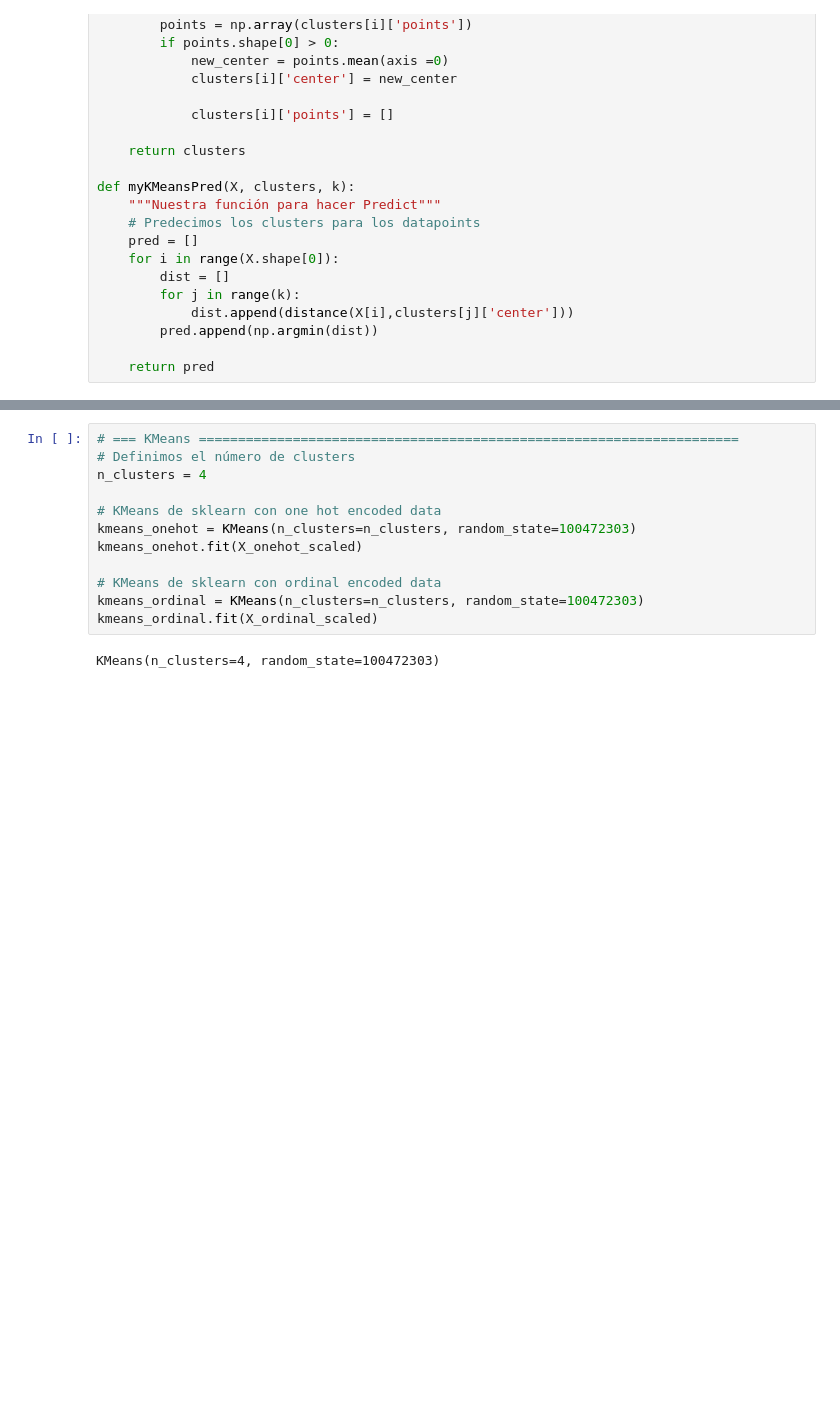
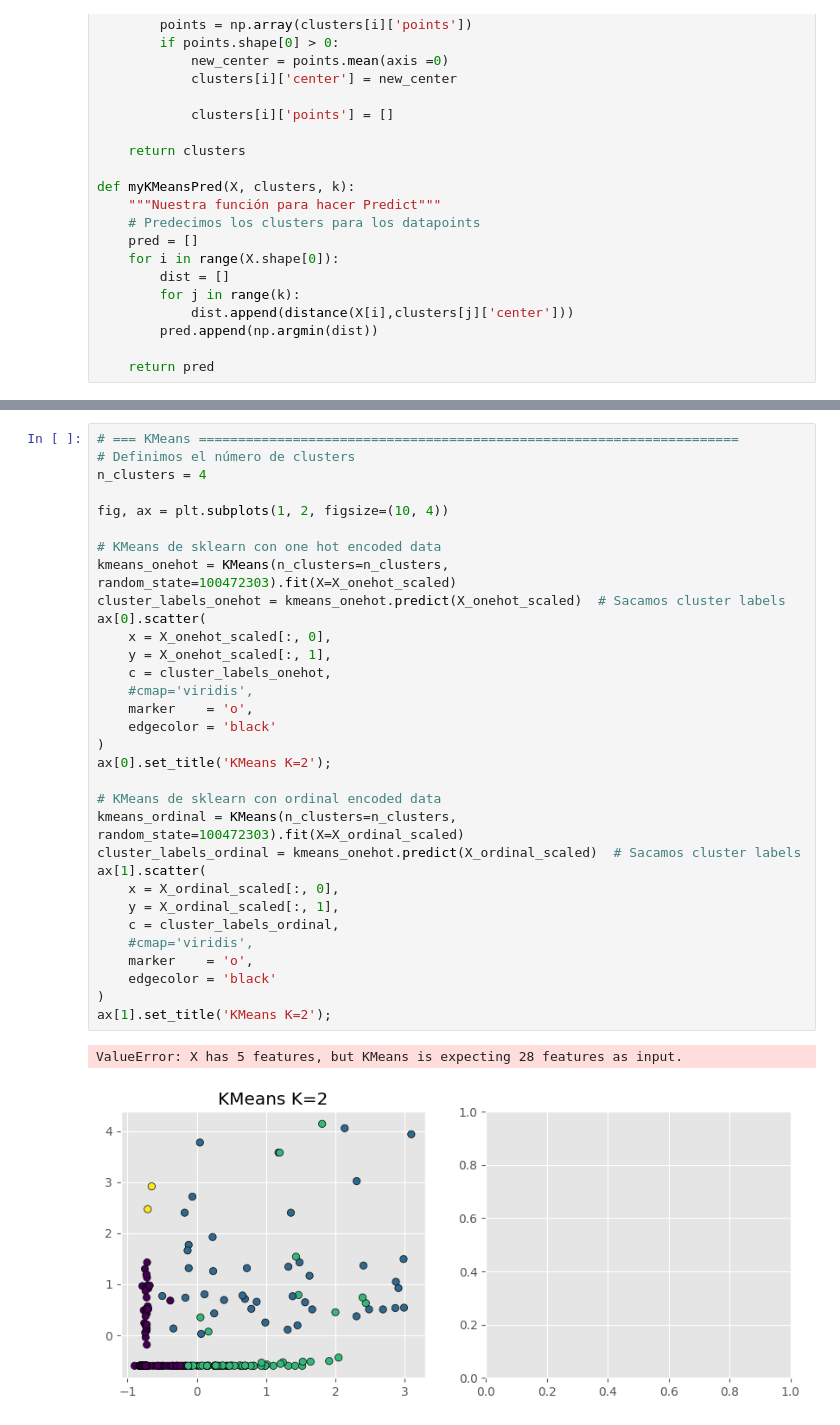
Before and after one commit to V1centeB/Aprendizaje_Automatico-P2-G1, a Jupyter notebook: model.ipynb, the cells around one changed output, grey strips where cells are left out. Cells and saved outputs as stored; diff of their text form; blank space fills up the shorter version.

```diff
--- a/model.ipynb
+++ b/model.ipynb
@@ -210,14 +201,35 @@ plt.show()
 # %%
 # === KMeans =====================================================================
 # Definimos el número de clusters
 n_clusters = 4
 
+fig, ax = plt.subplots(1, 2, figsize=(10, 4))
+
 # KMeans de sklearn con one hot encoded data
-kmeans_onehot = KMeans(n_clusters=n_clusters, random_state=100472303)
-kmeans_onehot.fit(X_onehot_scaled)
+kmeans_onehot = KMeans(n_clusters=n_clusters, random_state=100472303).fit(X=X_onehot_scaled)
+cluster_labels_onehot = kmeans_onehot.predict(X_onehot_scaled)  # Sacamos cluster labels
+ax[0].scatter(
+    x = X_onehot_scaled[:, 0],
+    y = X_onehot_scaled[:, 1],
+    c = cluster_labels_onehot,
+    #cmap='viridis',
+    marker    = 'o',
+    edgecolor = 'black'
+)
+ax[0].set_title('KMeans K=2');
 
 # KMeans de sklearn con ordinal encoded data
-kmeans_ordinal = KMeans(n_clusters=n_clusters, random_state=100472303)
-kmeans_ordinal.fit(X_ordinal_scaled)
+kmeans_ordinal = KMeans(n_clusters=n_clusters, random_state=100472303).fit(X=X_ordinal_scaled)
+cluster_labels_ordinal = kmeans_onehot.predict(X_ordinal_scaled)  # Sacamos cluster labels
+ax[1].scatter(
+    x = X_ordinal_scaled[:, 0],
+    y = X_ordinal_scaled[:, 1],
+    c = cluster_labels_ordinal,
+    #cmap='viridis',
+    marker    = 'o',
+    edgecolor = 'black'
+)
+ax[1].set_title('KMeans K=2');
 # %% [output]
-KMeans(n_clusters=4, random_state=100472303)
+ValueError: X has 5 features, but KMeans is expecting 28 features as input.
+[figure, added]
```
Also changed, not shown: parts of 3 cells of this notebook.
